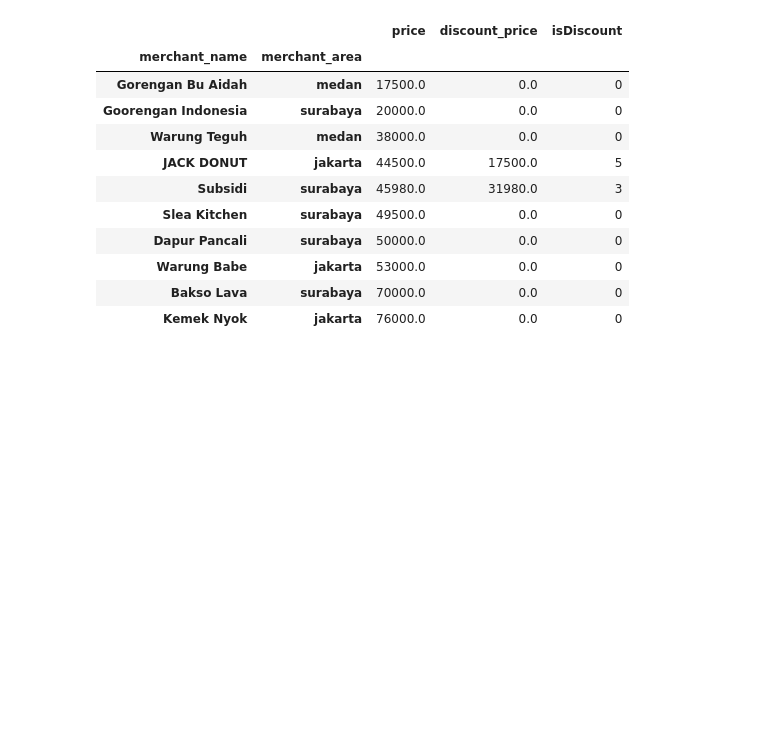
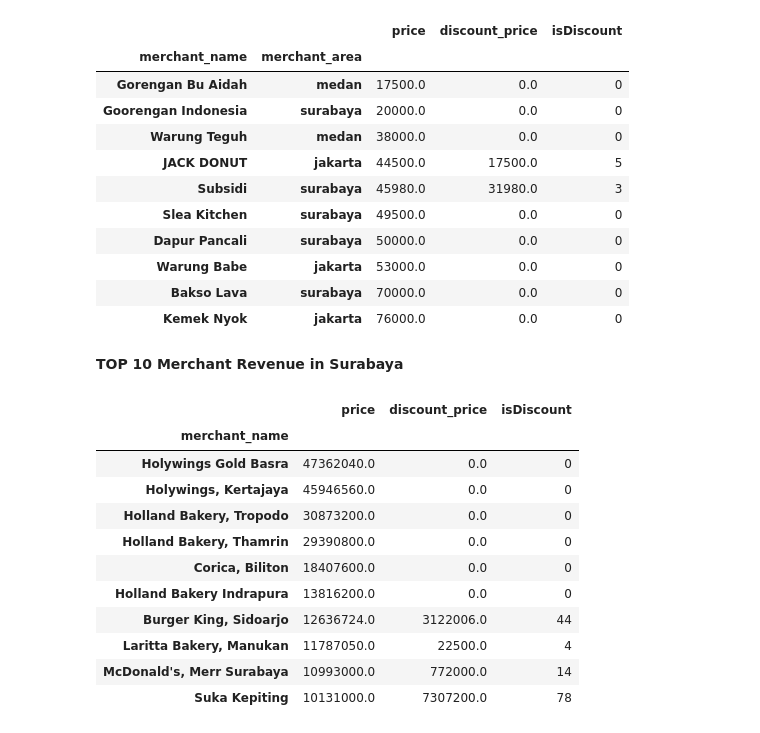
Before and after one commit to Edy-Mochamad/Analysis-Product-Revenue, a Jupyter notebook: produklist.ipynb, the cells around one changed output. Drawn from its saved outputs; the diff is of its cells as text; code cells hidden in the pictures; blank space fills up the shorter version.

```diff
--- a/produklist.ipynb
+++ b/produklist.ipynb
@@ -188,3 +188,22 @@ dsrevenue.head(10)
 | Warung Babe | jakarta | 53000.0 | 0.0 | 0 |
 | Bakso Lava | surabaya | 70000.0 | 0.0 | 0 |
 | Kemek Nyok | jakarta | 76000.0 | 0.0 | 0 |
+# %% [markdown]
+**TOP 10 Merchant Revenue in Surabaya**
+# %%
+dst_1 = dataset[dataset['merchant_area'].str.contains('surabaya')]
+dst_1 = dst_1.groupby(['merchant_name']).sum().sort_values(by = 'price', ascending = False)
+dst_1.head(10)
+# %% [output]
+|  | price | discount_price | isDiscount |
+| merchant_name |  |  |  |
+| Holywings Gold Basra | 47362040.0 | 0.0 | 0 |
+| Holywings, Kertajaya | 45946560.0 | 0.0 | 0 |
+| Holland Bakery, Tropodo | 30873200.0 | 0.0 | 0 |
+| Holland Bakery, Thamrin | 29390800.0 | 0.0 | 0 |
+| Corica, Biliton | 18407600.0 | 0.0 | 0 |
+| Holland Bakery Indrapura | 13816200.0 | 0.0 | 0 |
+| Burger King, Sidoarjo | 12636724.0 | 3122006.0 | 44 |
+| Laritta Bakery, Manukan | 11787050.0 | 22500.0 | 4 |
+| McDonald's, Merr Surabaya | 10993000.0 | 772000.0 | 14 |
+| Suka Kepiting | 10131000.0 | 7307200.0 | 78 |
```
Also changed, not shown: parts of 5 cells of this notebook.
